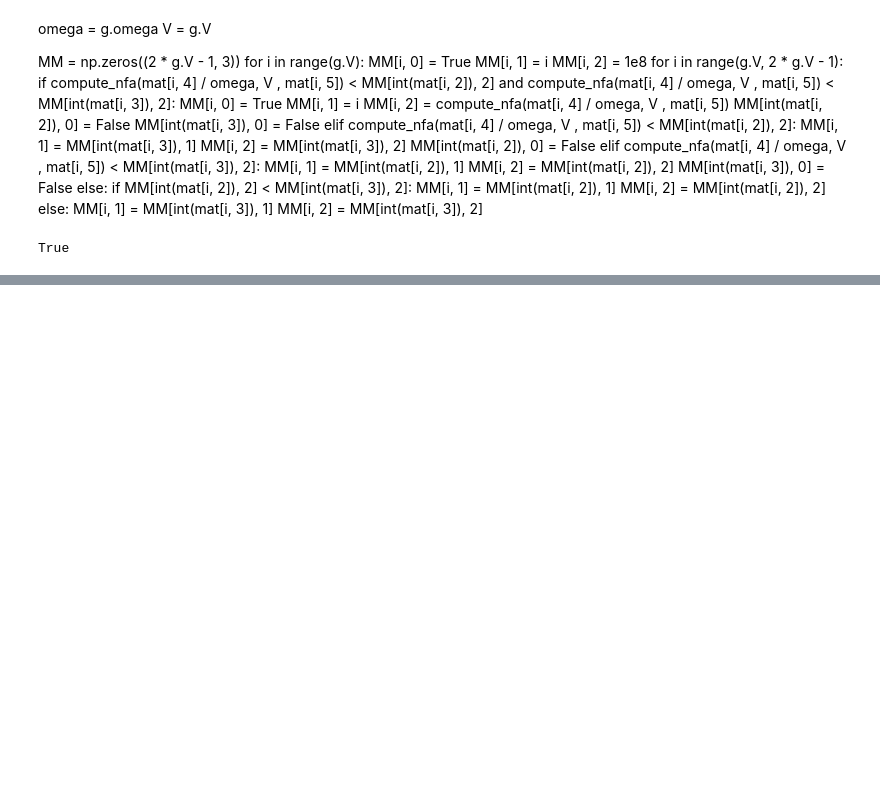
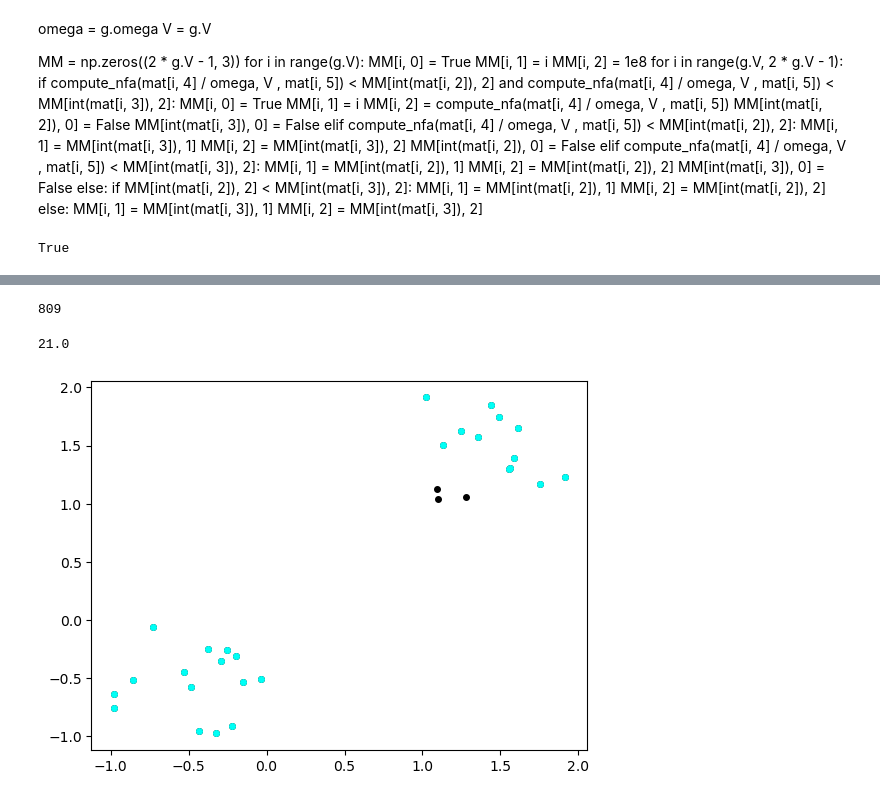
Before and after one commit to coni26/Contrario_clustering, a Jupyter notebook: notebook_0.ipynb, the cells around one changed output, grey strips where cells are left out. Drawn from its saved outputs; the diff is of its cells as text; code cells hidden in the pictures; blank space fills up the shorter version.

```diff
--- a/notebook_0.ipynb
+++ b/notebook_0.ipynb
@@ -255,0 +134,4 @@ True
+# %%
+ind = -2
+V_ = mat[ind, 5]
+hash_function(V_, K, V)
@@ -350,3 +275,31 @@ W
+# %%
+sum(union)
+# %% [output]
+809
+# %%
+res = 0
+for i in range(len(MM)):
+    if MM[i,0]:
+        res += mat[i, 5]
+print(res)
+# %% [output]
+21.0
+# %%
+cmap = mpl.colormaps['hsv']
+
+nb_clusters = sum(MM[:,0])
+
+fig, ax = plt.subplots()
+ax.plot(X[:,0], X[:,1], 'ko', markersize=4)
+clu = 0
+for i in range(len(mat)):
+    if MM[i,0]:
+        clu += 1
+        for j in range(g.V):
+            if mat[i, j + 6]:
+                ax.plot(X[j,0], X[j,1], markersize=4, color=cmap(clu / (nb_clusters+1)), marker='o')
+# %% [output]
+[figure, added]
 # %%
 #a = np.random.rand(10,10)
 hierarchy = g.hierarchy
```
Also changed, not shown: parts of 42 cells of this notebook, 1 other file.
